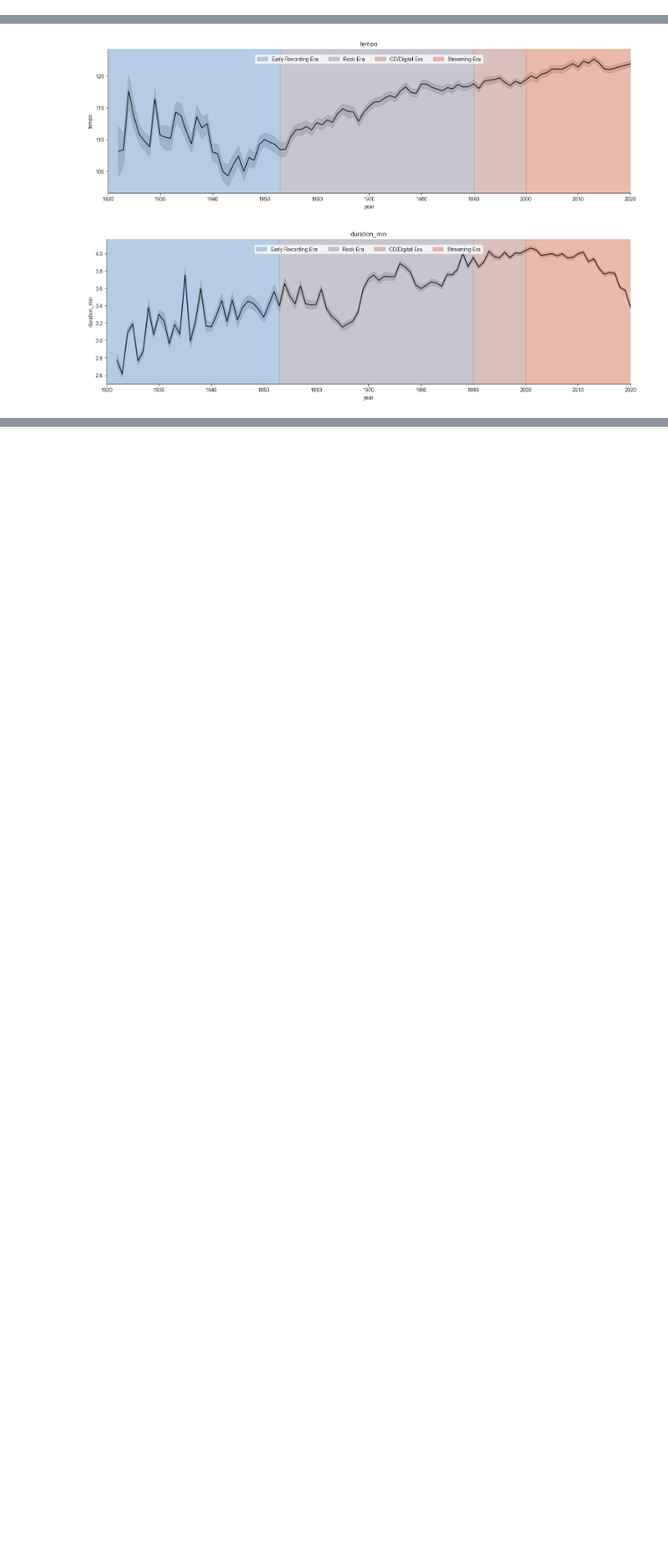
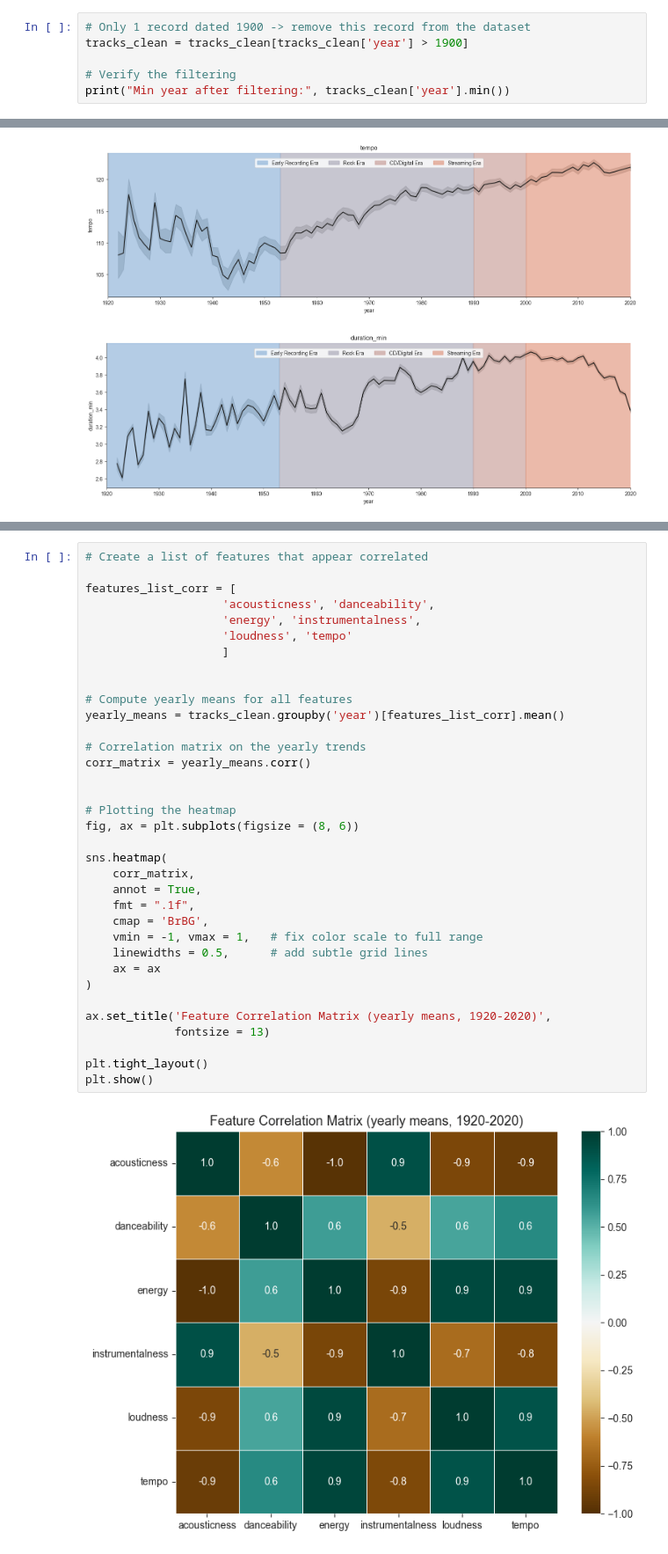
Before and after one commit to manuelcernigoj-lab/spoti-century, a Jupyter notebook: notebooks/01_tracks_elt.ipynb, the cells around one changed output, grey strips where cells are left out. Shown at 88% size. Cells and saved outputs as stored; diff of their text form; blank space fills up the shorter version.

Commit message:
v0.42 01_tracks_elt.ipynb: Filtering 1-record from 1900 generating noise & insights on initial temporal analysis

```diff
--- a/notebooks/01_tracks_elt.ipynb
+++ b/notebooks/01_tracks_elt.ipynb
@@ -654,0 +672,6 @@ tracks_clean['year'] = tracks_clean['release_date'].dt.year
+# %%
+# Only 1 record dated 1900 -> remove this record from the dataset
+tracks_clean = tracks_clean[tracks_clean['year'] > 1900]
+
+# Verify the filtering
+print("Min year after filtering:", tracks_clean['year'].min())
@@ -725,0 +818,37 @@ None
+# %%
+# Create a list of features that appear correlated
+
+features_list_corr = [
+                    'acousticness', 'danceability',
+                    'energy', 'instrumentalness',
+                    'loudness', 'tempo'
+                    ]
+
+
+# Compute yearly means for all features
+yearly_means = tracks_clean.groupby('year')[features_list_corr].mean()
+
+# Correlation matrix on the yearly trends
+corr_matrix = yearly_means.corr()
+
+
+# Plotting the heatmap
+fig, ax = plt.subplots(figsize = (8, 6))
+
+sns.heatmap(
+    corr_matrix,
+    annot = True,
+    fmt = ".1f",
+    cmap = 'BrBG',
+    vmin = -1, vmax = 1,   # fix color scale to full range
+    linewidths = 0.5,      # add subtle grid lines
+    ax = ax
+)
+
+ax.set_title('Feature Correlation Matrix (yearly means, 1920-2020)',
+             fontsize = 13)
+
+plt.tight_layout()
+plt.show()
+# %% [output]
+[figure, added]
```
Also changed, not shown: parts of 6 cells of this notebook.
